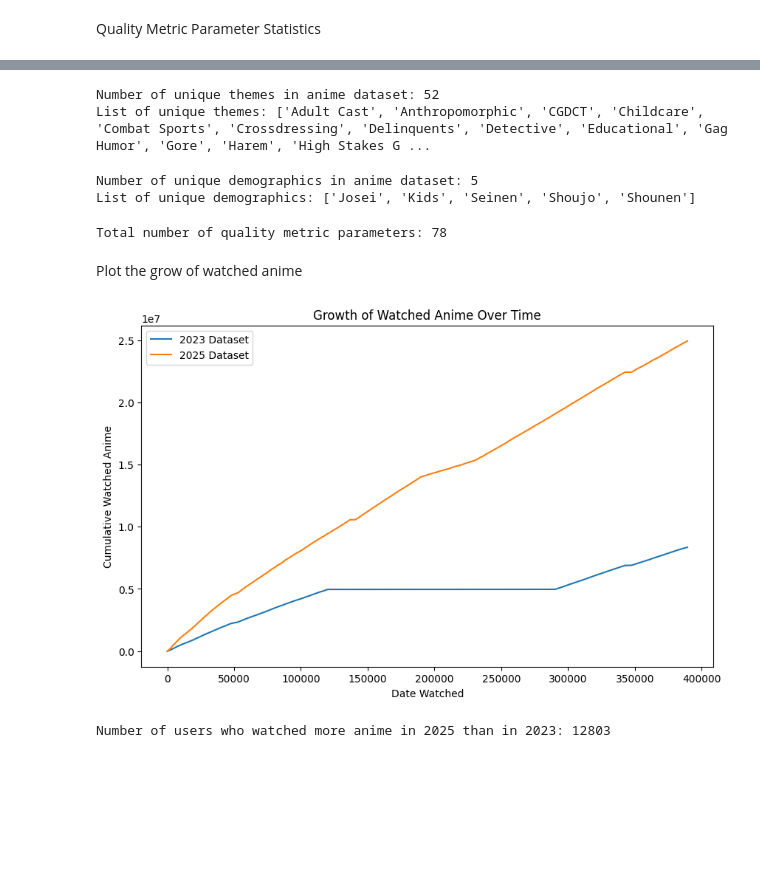
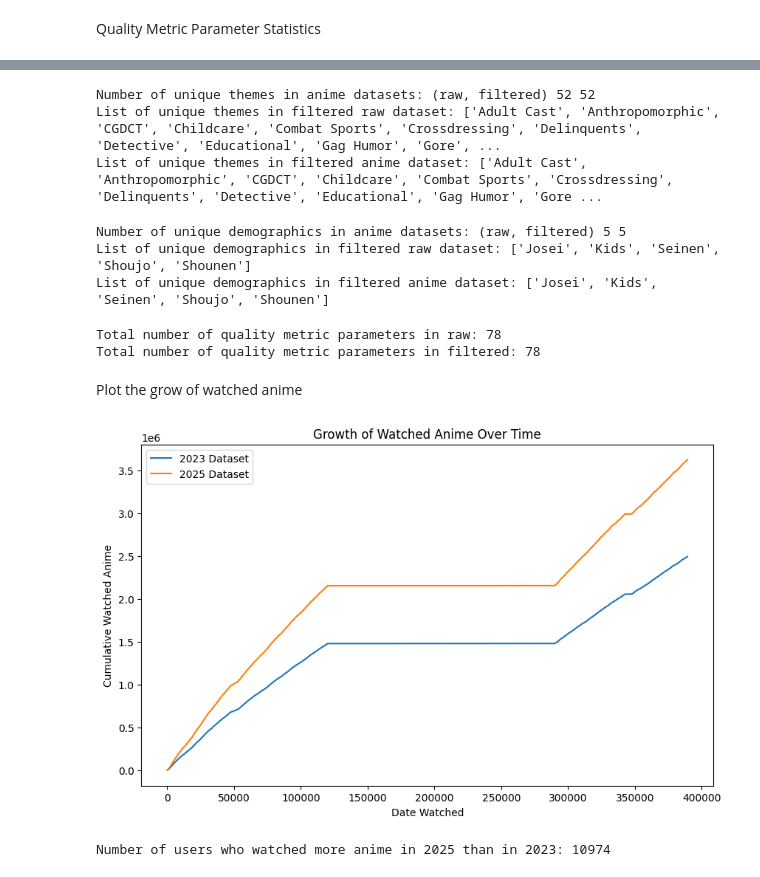
Before and after one commit to raahed/social-network-study-anime, a Jupyter notebook: notebook/statistics.ipynb, the cells around one changed output, grey strips where cells are left out. Cells and saved outputs as stored; diff of their text form; code cells hidden in the pictures; blank space fills up the shorter version.

```diff
--- a/notebook/statistics.ipynb
+++ b/notebook/statistics.ipynb
@@ -8,13 +8,15 @@ def load_data(file_path: str) -> pd.DataFrame:
     """Load data from a CSV file."""
     return pd.read_csv(file_path)
 # %%
+# Anime datasets
+anime_raw = load_data('../data/raw/anime-dataset-2025-2.csv')
 anime_filtered = load_data('../data/clean/anime-dataset-filtered.csv')
 
-watch_base_23 = load_data('../data/raw/users-score-2023.csv')
-watch_base_25 = load_data('../data/raw/users-score-2025.csv')
-
-watch_clean_23 = load_data('../data/clean/users-score-shrunk-2023.csv')
-watch_clean_25 = load_data('../data/clean/users-score-2025.csv')
+# watch score datasets
+watch_raw_23 = load_data('../data/raw/users-score-2023.csv')
+watch_raw_25 = load_data('../data/raw/users-score-2025.csv')
+watch_shrunk_23 = load_data('../data/clean/users-score-shrunk-2023.csv')
+watch_shrunk_25 = load_data('../data/clean/users-score-shrunk-2025.csv')
 # %% [markdown]
 Print various watchlist statistics
 # %%
@@ -60,21 +64,27 @@ List of unique explicit genres: []
 # %%
-themes = generate_list(anime_filtered['Themes'])
-print("Number of unique themes in anime dataset:", len(themes))
-print("List of unique themes:", themes)
+themes_raw, themes_filtered = generate_list(anime_raw['Themes']), generate_list(anime_filtered['Themes'])
+print("Number of unique themes in anime datasets: (raw, filtered)", len(themes_raw), len(themes_filtered))
+print("List of unique themes in filtered raw dataset:", themes_raw)
+print("List of unique themes in filtered anime dataset:", themes_filtered)
 # %% [output]
-Number of unique themes in anime dataset: 52
-List of unique themes: ['Adult Cast', 'Anthropomorphic', 'CGDCT', 'Childcare', 'Combat Sports', 'Crossdressing', 'Delinquents', 'Detective', 'Educational', 'Gag Humor', 'Gore', 'Harem', 'High Stakes G ...
+Number of unique themes in anime datasets: (raw, filtered) 52 52
+List of unique themes in filtered raw dataset: ['Adult Cast', 'Anthropomorphic', 'CGDCT', 'Childcare', 'Combat Sports', 'Crossdressing', 'Delinquents', 'Detective', 'Educational', 'Gag Humor', 'Gore', ...
+List of unique themes in filtered anime dataset: ['Adult Cast', 'Anthropomorphic', 'CGDCT', 'Childcare', 'Combat Sports', 'Crossdressing', 'Delinquents', 'Detective', 'Educational', 'Gag Humor', 'Gore ...
 # %%
-demographics = generate_list(anime_filtered['Demographics'])
-print("Number of unique demographics in anime dataset:", len(demographics))
-print("List of unique demographics:", demographics)
+demographics_raw, demographics_filtered = generate_list(anime_raw['Demographics']), generate_list(anime_filtered['Demographics'])
+print("Number of unique demographics in anime datasets: (raw, filtered)", len(demographics_raw), len(demographics_filtered))
+print("List of unique demographics in filtered raw dataset:", demographics_raw)
+print("List of unique demographics in filtered anime dataset:", demographics_filtered)
 # %% [output]
-Number of unique demographics in anime dataset: 5
-List of unique demographics: ['Josei', 'Kids', 'Seinen', 'Shoujo', 'Shounen']
+Number of unique demographics in anime datasets: (raw, filtered) 5 5
+List of unique demographics in filtered raw dataset: ['Josei', 'Kids', 'Seinen', 'Shoujo', 'Shounen']
+List of unique demographics in filtered anime dataset: ['Josei', 'Kids', 'Seinen', 'Shoujo', 'Shounen']
 # %%
-print(f"Total number of quality metric parameters: {len(genres) + len(explicit_genres) + len(themes) + len(demographics)}")
+print(f"Total number of quality metric parameters in raw: {len(genres_raw) + len(explicit_genres_raw) + len(themes_raw) + len(demographics_raw)}")
+print(f"Total number of quality metric parameters in filtered: {len(genres_filtered) + len(explicit_genres_filtered) + len(themes_filtered) + len(demographics_filtered)}")
 # %% [output]
-Total number of quality metric parameters: 78
+Total number of quality metric parameters in raw: 78
+Total number of quality metric parameters in filtered: 78
 # %% [markdown]
 Plot the grow of watched anime
 # %%
@@ -83,25 +93,25 @@ watch_count_25 = watch_clean_25.groupby('user_id')['anime_id'].nunique()
 # %%
 
 plt.figure(figsize=(10, 6))
-plt.plot(watch_clean_23.groupby('user_id').size().cumsum(), label='2023 Dataset')
-plt.plot(watch_clean_25.groupby('user_id').size().cumsum(), label='2025 Dataset')
+plt.plot(watch_shrunk_23.groupby('user_id').size().cumsum(), label='2023 Dataset')
+plt.plot(watch_shrunk_25.groupby('user_id').size().cumsum(), label='2025 Dataset')
 plt.xlabel('Date Watched')
 plt.ylabel('Cumulative Watched Anime')
 plt.title('Growth of Watched Anime Over Time')
 plt.legend()
 plt.show()
 # %% [output]
-[figure, old version]
+[figure, new version]
 # %%
-count_23 = watch_clean_23['user_id'].value_counts()
-count_25 = watch_clean_25['user_id'].value_counts()
+count_23 = watch_shrunk_23['user_id'].value_counts()
+count_25 = watch_shrunk_25['user_id'].value_counts()
 
 common_users = count_23.index.intersection(count_25.index)
 grown_users = common_users[count_25[common_users] > count_23[common_users]].tolist()
 
 print("Number of users who watched more anime in 2025 than in 2023:", len(grown_users))
 # %% [output]
-Number of users who watched more anime in 2025 than in 2023: 12803
+Number of users who watched more anime in 2025 than in 2023: 10974
 # %%
 growth_counts = count_25[grown_users] - count_23[grown_users]
 print("Minimum growth in watched anime count:", growth_counts.min())
```
Also changed, not shown: parts of 10 cells of this notebook, 2 other files.
